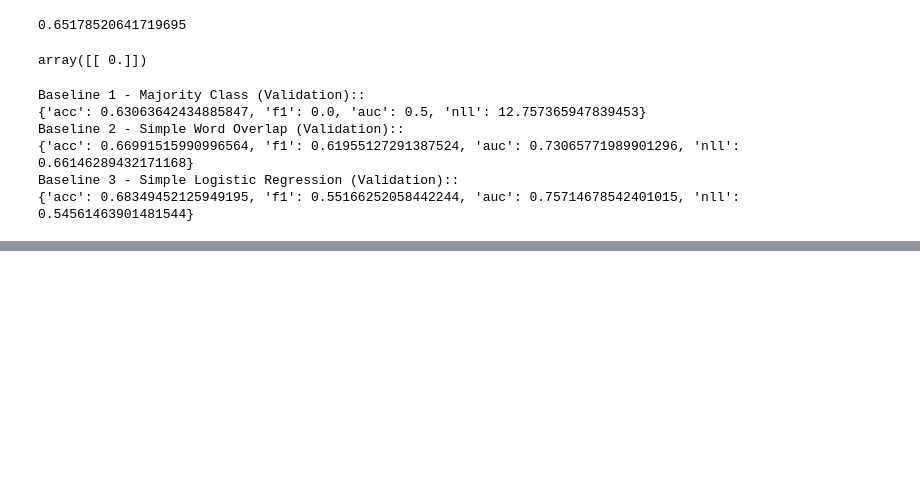
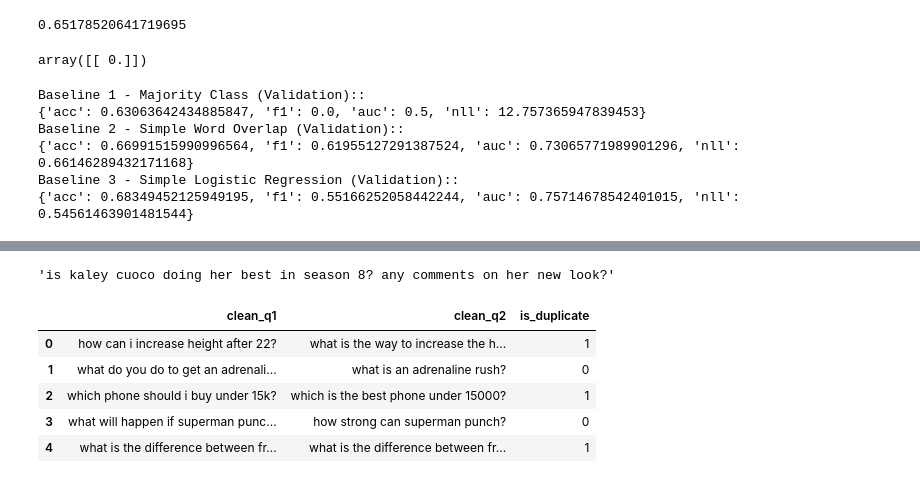
Before and after one commit to seyiqi/ds1003_project, a Jupyter notebook: src/quora_notebook.ipynb, the cells around one changed output, grey strips where cells are left out. Cells and saved outputs as stored; diff of their text form; code cells hidden in the pictures; blank space fills up the shorter version.

```diff
--- a/src/quora_notebook.ipynb
+++ b/src/quora_notebook.ipynb
@@ -316,7 +318,7 @@ def feature_engineering(df, embedding=glove_emb, normalize=False):
 # validation_set.to_csv("../data/kaggle_competition/clean_kaggle_validation.csv", index=False)
 # test_set.to_csv("../data/kaggle_competition/clean_kaggle_test.csv", index=False)
 # load splitted dataset
-#train_set, validation_set, test_set = load_datasets()
+train_set, validation_set, test_set = load_datasets()
 # print("data splitted, used {0} seconds".format(time.time()-begin_time))
 
 
@@ -334,6 +336,6 @@ def feature_engineering(df, embedding=glove_emb, normalize=False):
 # train_set, validation_set, test_set = load_datasets()
 
 # split X, y
-X_train, y_train = xy_split(feature_train)
-X_validate, y_validate = xy_split(feature_validation)
+#X_train, y_train = xy_split(feature_train)
+#X_validate, y_validate = xy_split(feature_validation)
 #X_test=feature_test.as_matrix()
@@ -627,0 +618,13 @@ bst = xgb.train(params, d_train, 2000, watchlist, early_stopping_rounds=50)
+# %%
+validation_set.iloc[8658]["clean_q2"]
+# %% [output]
+'is kaley cuoco doing her best in season 8? any comments on her new look?'
+# %%
+validation_set.head()
+# %% [output]
+|  | clean_q1 | clean_q2 | is_duplicate |
+| 0 | how can i increase height after 22? | what is the way to increase the h... | 1 |
+| 1 | what do you do to get an adrenali... | what is an adrenaline rush? | 0 |
+| 2 | which phone should i buy under 15k? | which is the best phone under 15000? | 1 |
+| 3 | what will happen if superman punc... | how strong can superman punch? | 0 |
+| 4 | what is the difference between fr... | what is the difference between fr... | 1 |
```
Also changed, not shown: parts of 10 cells of this notebook, 1 other file.
